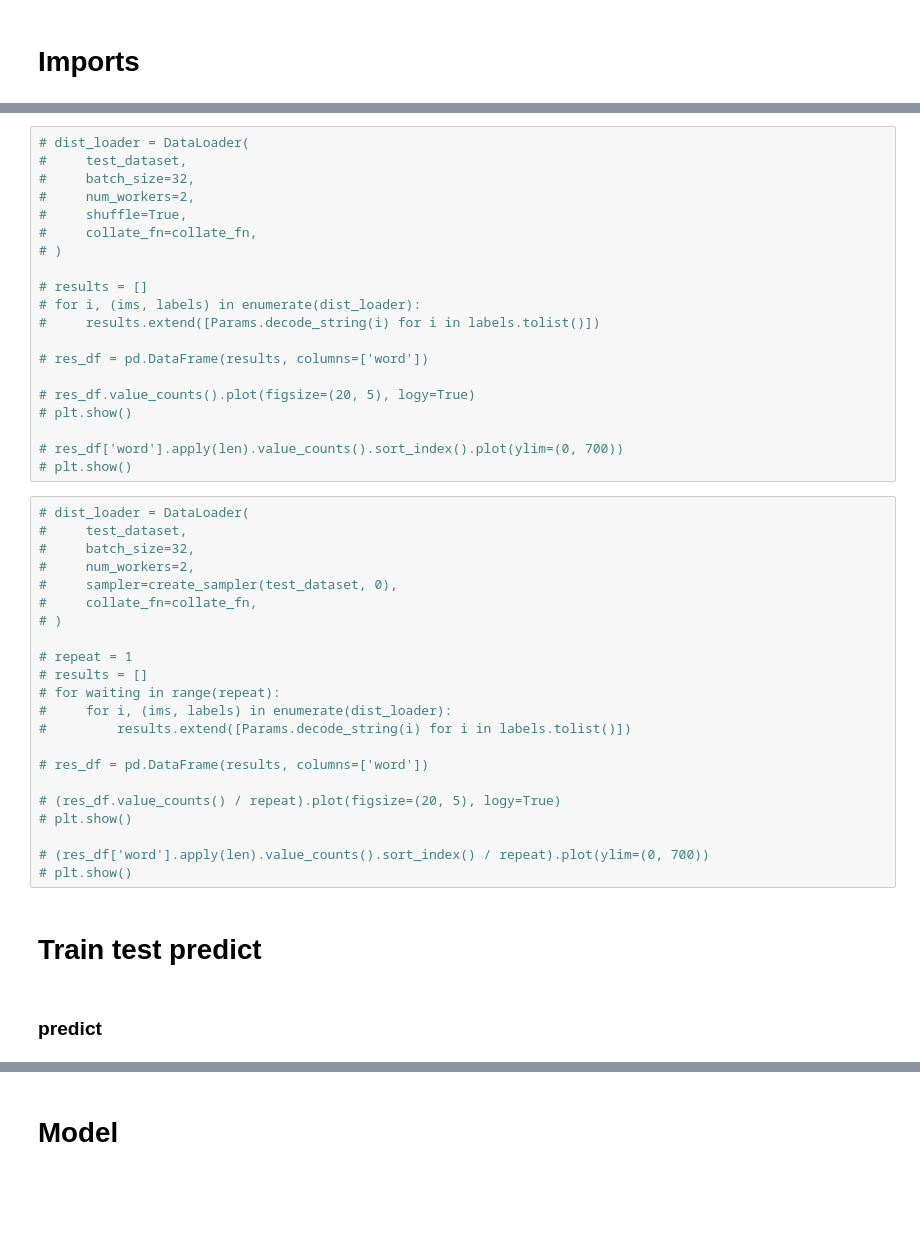
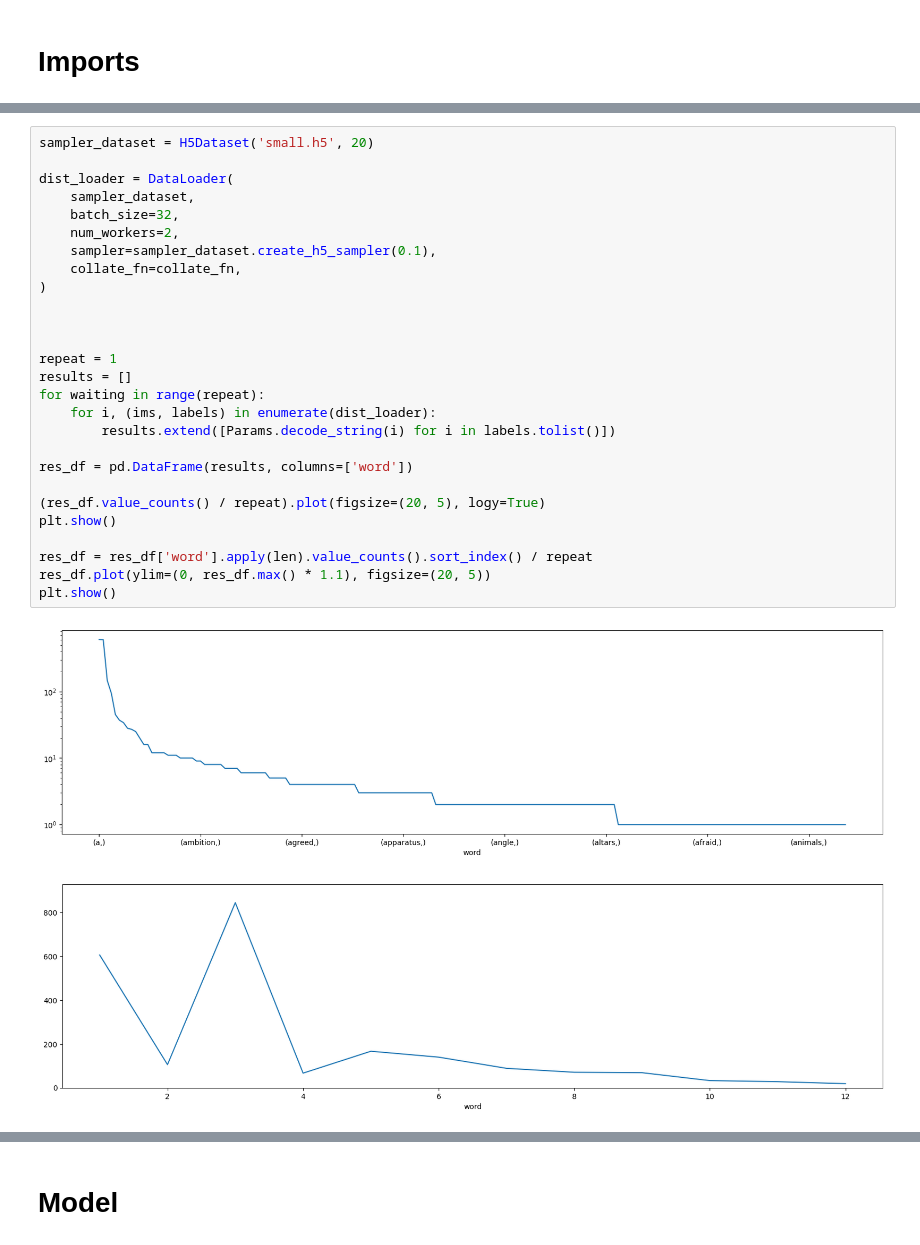
Before and after one commit to jGrzyb/handwriting_recognition, a Jupyter notebook: hand.ipynb, the cells around one changed output, grey strips where cells are left out. Cells and saved outputs as stored; diff of their text form; blank space fills up the shorter version.

```diff
--- a/hand.ipynb
+++ b/hand.ipynb
@@ -301,46 +102,30 @@ def create_sampler(dataset: datasets.ImageFolder, epsilon: float=0.004):
 # %%
-# dist_loader = DataLoader(
-#     test_dataset,
-#     batch_size=32,
-#     num_workers=2,
-#     shuffle=True,
-#     collate_fn=collate_fn,
-# )
+sampler_dataset = H5Dataset('small.h5', 20)
 
-# results = []
-# for i, (ims, labels) in enumerate(dist_loader):
-#     results.extend([Params.decode_string(i) for i in labels.tolist()])
+dist_loader = DataLoader(
+    sampler_dataset,
+    batch_size=32,
+    num_workers=2,
+    sampler=sampler_dataset.create_h5_sampler(0.1),
+    collate_fn=collate_fn,
+)
 
-# res_df = pd.DataFrame(results, columns=['word'])
 
-# res_df.value_counts().plot(figsize=(20, 5), logy=True)
-# plt.show()
 
-# res_df['word'].apply(len).value_counts().sort_index().plot(ylim=(0, 700))
-# plt.show()
+repeat = 1
+results = []
+for waiting in range(repeat):
+    for i, (ims, labels) in enumerate(dist_loader):
+        results.extend([Params.decode_string(i) for i in labels.tolist()])
+
+res_df = pd.DataFrame(results, columns=['word'])
+
+(res_df.value_counts() / repeat).plot(figsize=(20, 5), logy=True)
+plt.show()
+
+res_df = res_df['word'].apply(len).value_counts().sort_index() / repeat
+res_df.plot(ylim=(0, res_df.max() * 1.1), figsize=(20, 5))
+plt.show()
+# %% [output]
+[figure, added]
+[figure, added]
-# %%
-# dist_loader = DataLoader(
-#     test_dataset,
-#     batch_size=32,
-#     num_workers=2,
-#     sampler=create_sampler(test_dataset, 0),
-#     collate_fn=collate_fn,
-# )
-
-# repeat = 1
-# results = []
-# for waiting in range(repeat):
-#     for i, (ims, labels) in enumerate(dist_loader):
-#         results.extend([Params.decode_string(i) for i in labels.tolist()])
-
-# res_df = pd.DataFrame(results, columns=['word'])
-
-# (res_df.value_counts() / repeat).plot(figsize=(20, 5), logy=True)
-# plt.show()
-
-# (res_df['word'].apply(len).value_counts().sort_index() / repeat).plot(ylim=(0, 700))
-# plt.show()
-# %% [markdown]
-# Train test predict
-# %% [markdown]
-### predict
```
Also changed, not shown: parts of 45 cells of this notebook, 7 other files.
